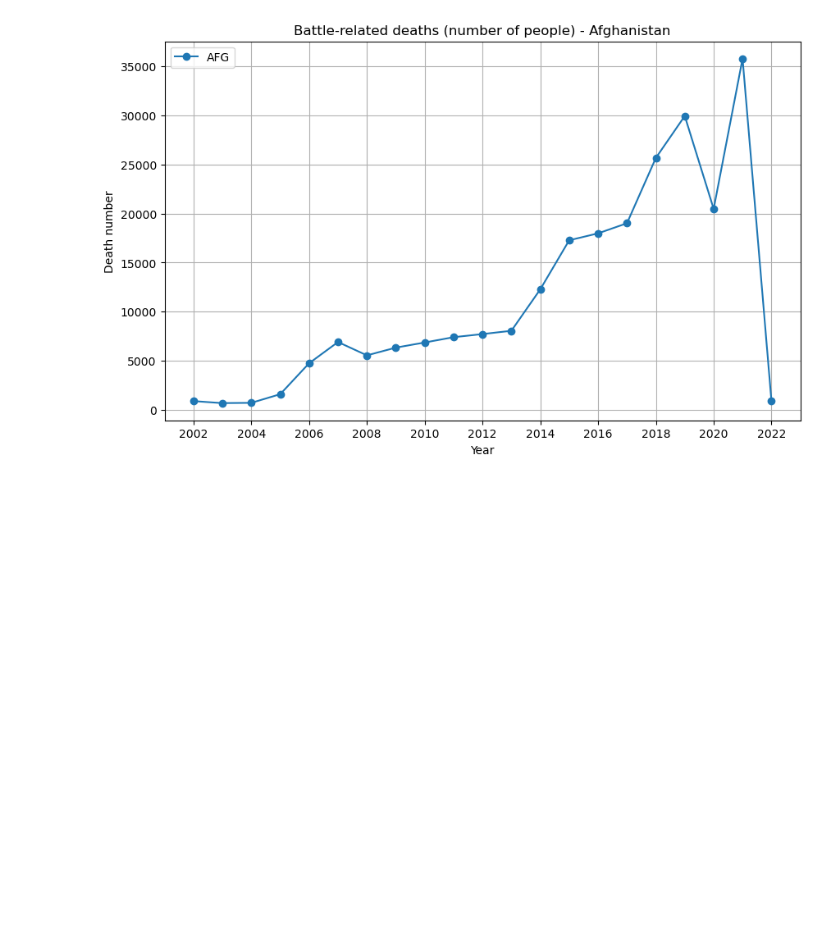
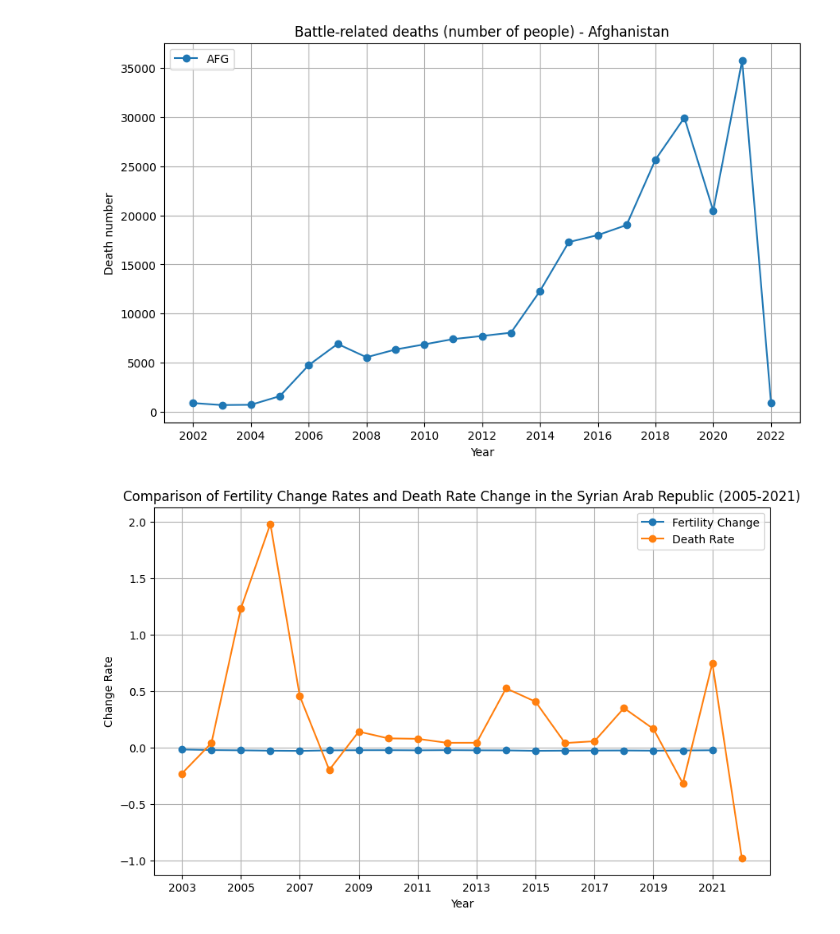
Before and after one commit to Huahuahaha/2023Fall_Projects, a Jupyter notebook: Hypothesis Report.ipynb, the cells around one changed output. Cells and saved outputs as stored; diff of their text form; code cells hidden in the pictures; blank space fills up the shorter version.

```diff
--- a/Hypothesis Report.ipynb
+++ b/Hypothesis Report.ipynb
@@ -225,3 +258,14 @@ plt.legend()
 plt.show()
 # %% [output]
 [figure]
+# %%
+afg_fr = functions.ext_sel_da(fr_data, 'AFG', 2002, 2021)
+afg_fr_change_rates = functions.calculate_change_rate(afg_fr)
+afg_cr_years = list(map(int, afg_fr_change_rates.keys()))
+afg_change_rates = list(afg_fr_change_rates.values())
+afg_dt_change_rates = functions.calculate_change_rate(afg_dt)
+afg_dt_years = list(map(int, afg_dt_change_rates.keys()))
+afg_dt_rates = list(afg_dt_change_rates.values())
+functions.plot_comparison(afg_cr_years, afg_change_rates, afg_dt_years, afg_dt_rates, 2)
+# %% [output]
+[figure, added]
```
Also changed, not shown: parts of 5 cells of this notebook.
